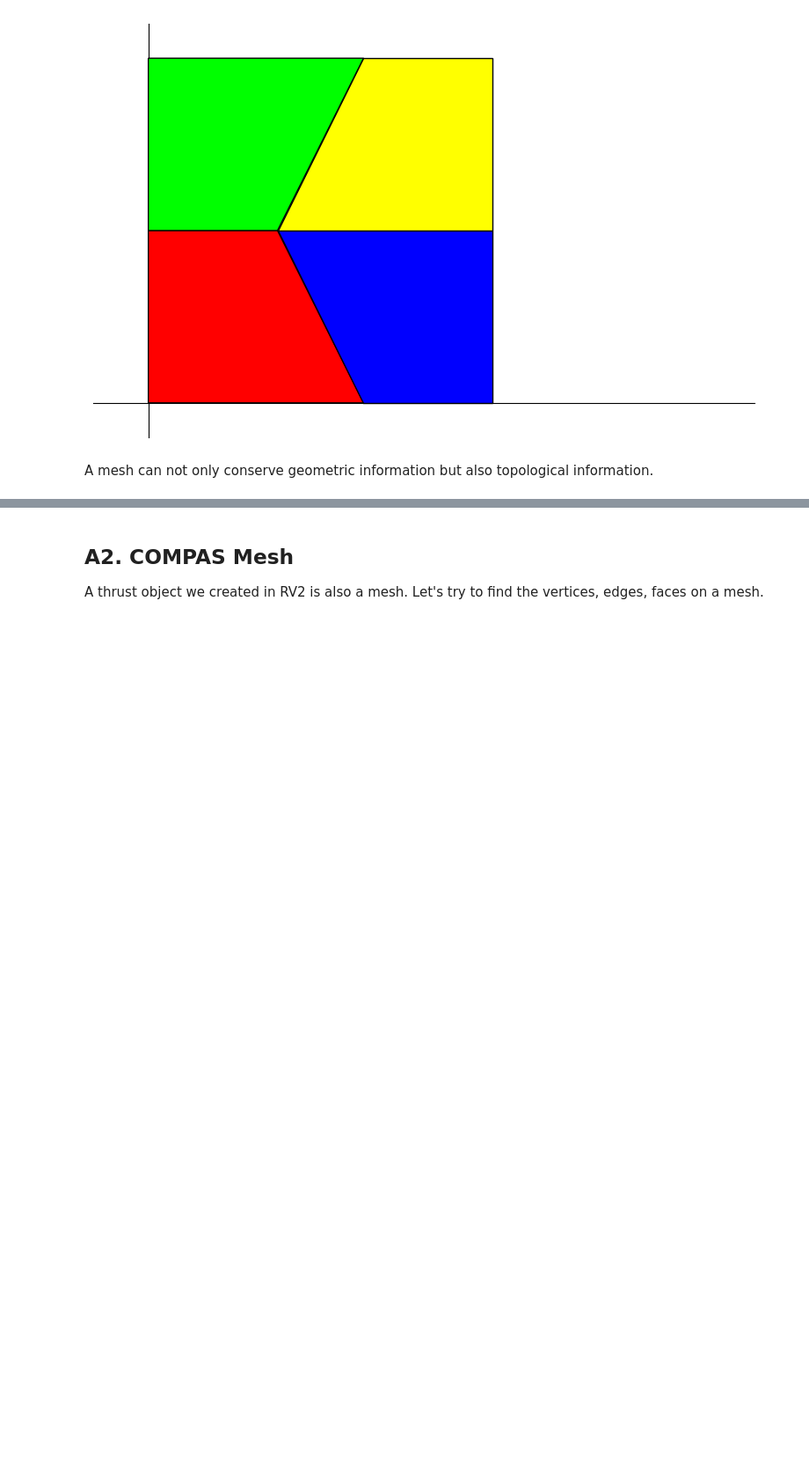
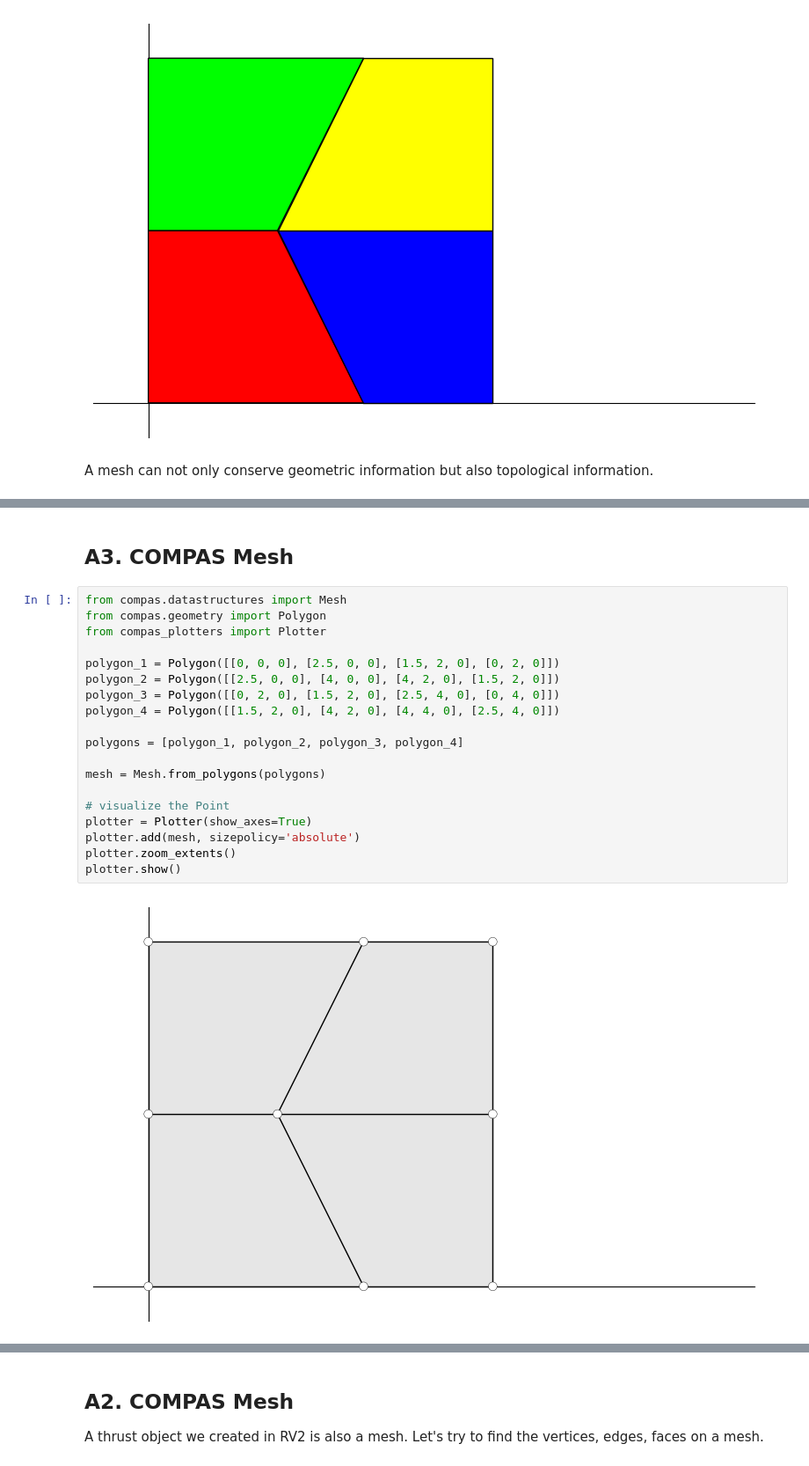
Before and after one commit to BRG-teaching/CSD2_2022, a Jupyter notebook: 3_Materialization/Tutorial5/week_6.ipynb, the cells around one changed output, grey strips where cells are left out. Shown: that part at 88% size. Drawn from its saved outputs; the diff is of its cells as text; blank space fills up the shorter version.

```diff
--- a/3_Materialization/Tutorial5/week_6.ipynb
+++ b/3_Materialization/Tutorial5/week_6.ipynb
@@ -63,3 +64,26 @@ plotter.zoom_extents()
 plotter.show()
 # %% [output]
 [figure]
+# %% [markdown]
+## A3. COMPAS Mesh
+# %%
+from compas.datastructures import Mesh
+from compas.geometry import Polygon
+from compas_plotters import Plotter
+
+polygon_1 = Polygon([[0, 0, 0], [2.5, 0, 0], [1.5, 2, 0], [0, 2, 0]])
+polygon_2 = Polygon([[2.5, 0, 0], [4, 0, 0], [4, 2, 0], [1.5, 2, 0]])
+polygon_3 = Polygon([[0, 2, 0], [1.5, 2, 0], [2.5, 4, 0], [0, 4, 0]])
+polygon_4 = Polygon([[1.5, 2, 0], [4, 2, 0], [4, 4, 0], [2.5, 4, 0]])
+
+polygons = [polygon_1, polygon_2, polygon_3, polygon_4]
+
+mesh = Mesh.from_polygons(polygons)
+
+# visualize the Point
+plotter = Plotter(show_axes=True)
+plotter.add(mesh, sizepolicy='absolute')
+plotter.zoom_extents()
+plotter.show()
+# %% [output]
+[figure, added]
```
Also changed, not shown: parts of 40 cells of this notebook.
